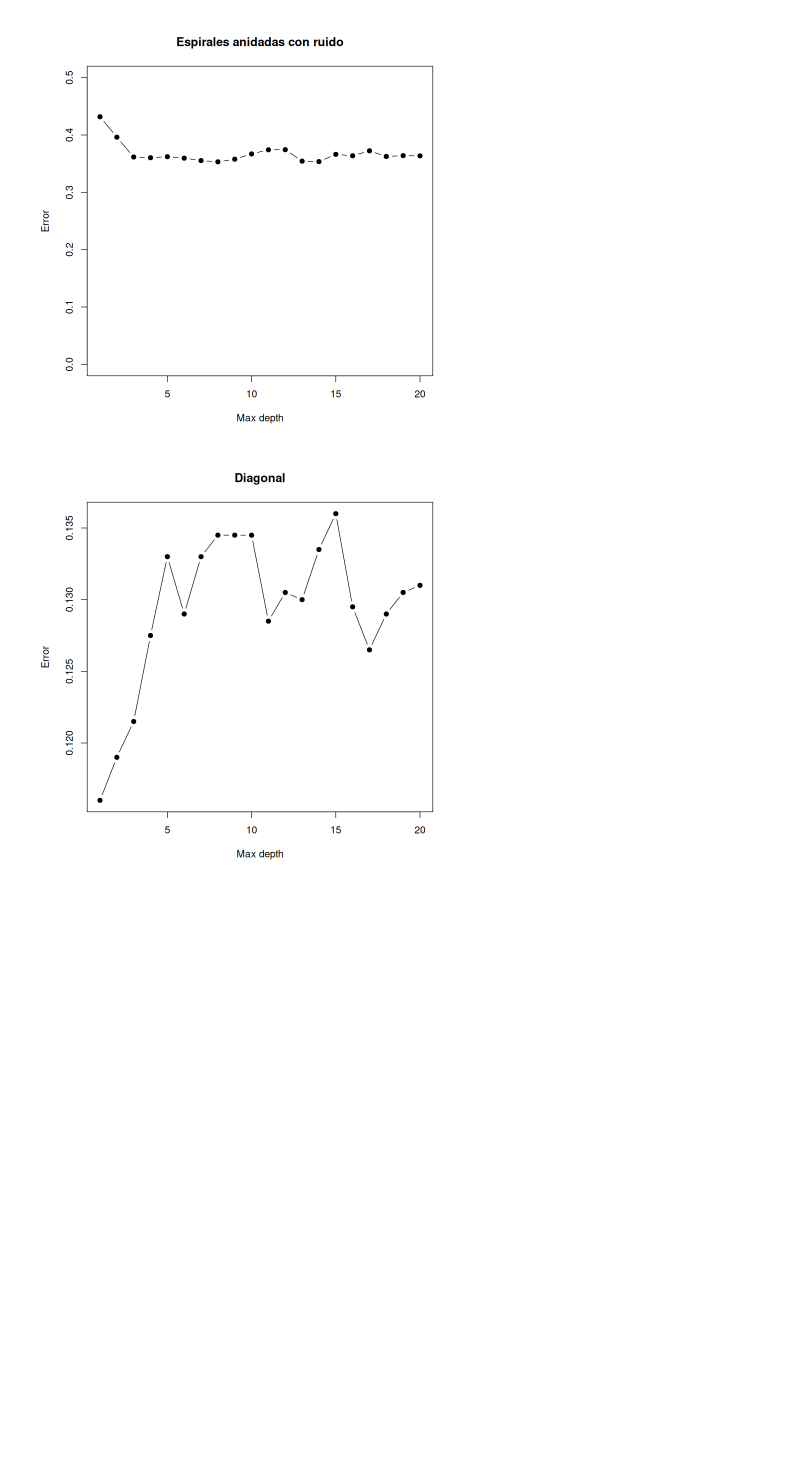
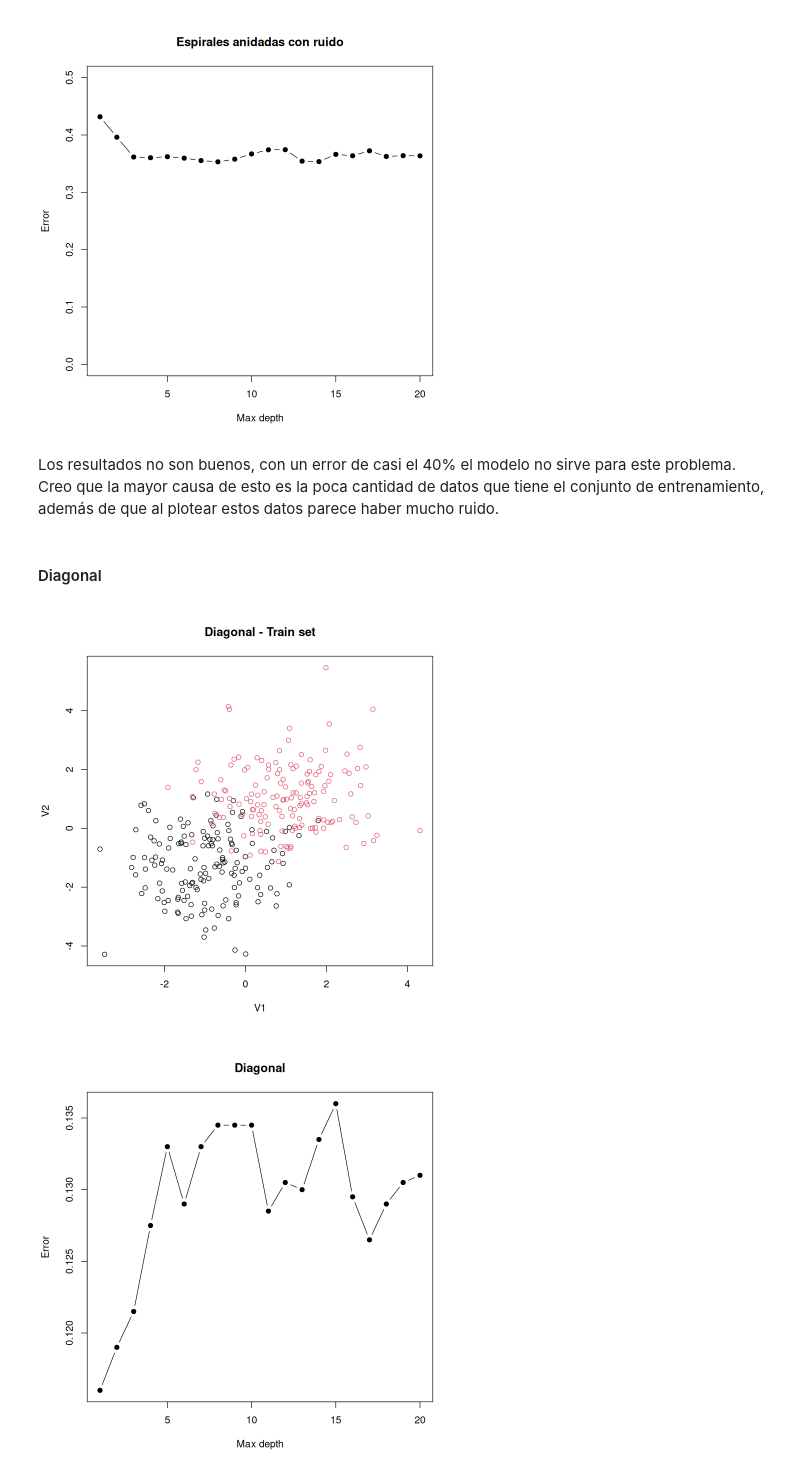
Before and after one commit to jfarizano/DataMining, a Jupyter notebook: tp4.ipynb, the cells around one changed output. Cells and saved outputs as stored; diff of their text form; code cells hidden in the pictures; blank space fills up the shorter version.

```diff
--- a/tp4.ipynb
+++ b/tp4.ipynb
@@ -30,6 +37,18 @@ plot(1:20, errors, type = "b", pch=19, xlab="Max depth", ylab="Error", main="Esp
 # %% [output]
 [figure]
 [figure]
+# %% [markdown]
+Los resultados no son buenos, con un error de casi el 40% el modelo no sirve
+para este problema. Creo que la mayor causa de esto es la poca cantidad de datos
+que tiene el conjunto de entrenamiento, además de que al plotear estos datos
+parece haber mucho ruido.
+# %% [markdown]
+#### Diagonal
+# %%
+#grafico los datos de entrenamiento
+plot(diag_train[,c(1,2)], col=diag_train[,3], main="Diagonal - Train set")
+# %% [output]
+[figure, added]
 # %%
 errors <- double(20)
 
```
Also changed, not shown: parts of 8 cells of this notebook.
